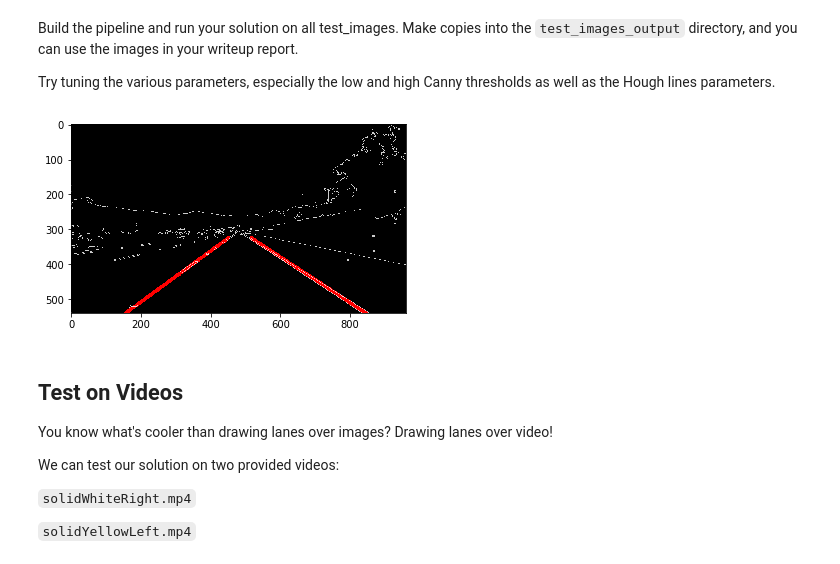
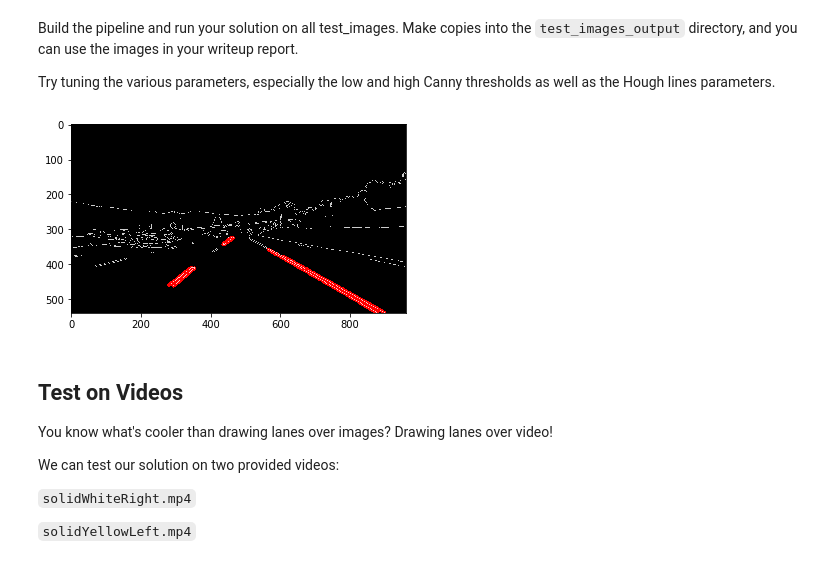
Before and after one commit to delafu/CarND-LaneLines-P1, a Jupyter notebook: P1.ipynb, the cells around one changed output. Drawn from its saved outputs; the diff is of its cells as text; code cells hidden in the pictures.

```diff
--- a/P1.ipynb
+++ b/P1.ipynb
@@ -183,11 +183,11 @@ def avg_lines(lines, y_low, y_top):
     for line in lines:
         for x1,y1,x2,y2 in line:
             slope=((y2-y1)/(x2-x1))
-            if ((slope > 0) and (slope > 0.3)):
+            if ((slope > 0) and (slope > 0.4)):
                 slopes_positives+=[slope]
                 positives_x+=[x2,x1]
                 positives_y+=[y2,y1]
-            if ((slope < 0) and (slope < -0.3)):
+            if ((slope < 0) and (slope < -0.4)):
                 slopes_negatives+=[slope]
                 negatives_x+=[x2,x1]
                 negatives_y+=[y2,y1]
@@ -240,7 +240,7 @@ for i in range(len(list_images)):
     # Read the image
     image = mpimg.imread("test_images/"+list_images[i])
     # Conver to grayscale
-    gray = cv2.cvtColor(image, cv2.COLOR_RGB2GRAY)
+    gray = grayscale(image)
     kernel_size = 5
     # Apply Gaussian Blur
     blur_gray = cv2.GaussianBlur(gray,(kernel_size, kernel_size), 0)
@@ -257,37 +257,37 @@ for i in range(len(list_images)):
     vertices = np.array([[(0,imshape[0]),(450, 325), (490, 325), (imshape[1],imshape[0])]], dtype=np.int32)
     cv2.fillPoly(mask, vertices, ignore_mask_color)
     masked_edges = cv2.bitwise_and(edges, mask)
 
     # Define the Hough transform parameters
     # Make a blank the same size as our image to draw on
     rho = 2 # distance resolution in pixels of the Hough grid
     theta = np.pi/180 # angular resolution in radians of the Hough grid
     threshold = 15     # minimum number of votes (intersections in Hough grid cell)
-    min_line_length = 15 #minimum number of pixels making up a line
+    min_line_length = 20 #minimum number of pixels making up a line
     max_line_gap = 10    # maximum gap in pixels between connectable line segments
     line_image = np.copy(image)*0 # creating a blank to draw lines on
 
     # Run Hough on edge detected image
     # Output "lines" is an array containing endpoints of detected line segments
     lines = cv2.HoughLinesP(masked_edges, rho, theta, threshold, np.array([]),
                             min_line_length, max_line_gap)
     # Iterate over the output "lines" and draw lines on a blank image
-    if (i==1):
+    if (i==2):
         lines=avg_lines(lines, imshape[0],325)
     for line in lines:
         for x1,y1,x2,y2 in line:
             cv2.line(line_image,(x1,y1),(x2,y2),(255,0,0),10)
 
     # Create a "color" binary image to combine with line image
     color_edges = np.dstack((edges, edges, edges))
 
     # Draw the lines on the edge image
     lines_edges = cv2.addWeighted(color_edges, 0.8, line_image, 1, 0)
-    if (i==1):
+    if (i==0):
         plt.imshow(lines_edges)
         plt.imsave('prueba.jpg',lines_edges)
 # %% [output]
-[figure, old version]
+[figure, new version]
 # %% [markdown]
 ## Test on Videos
 
```
Also changed, not shown: parts of 7 cells of this notebook.
